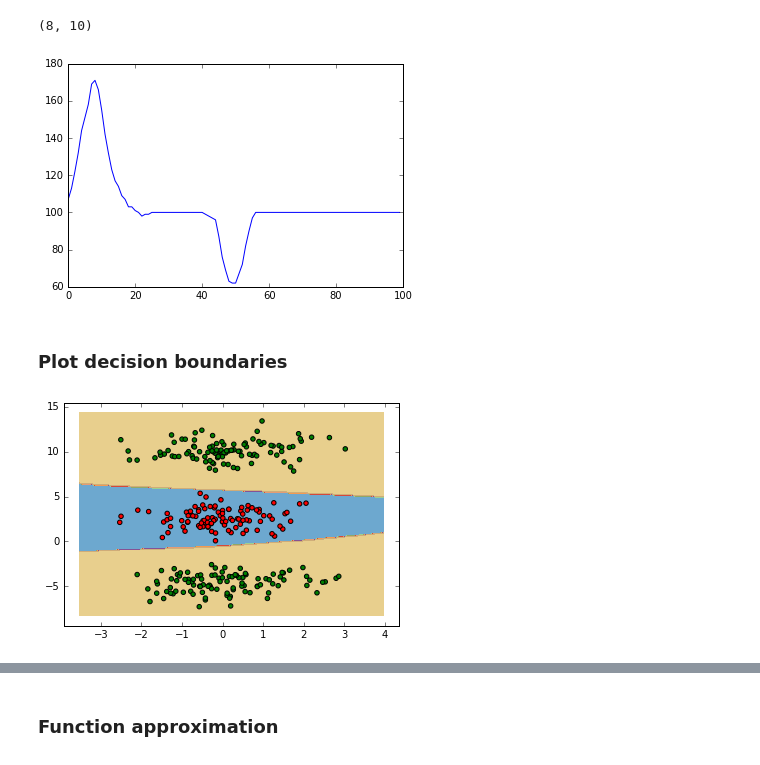
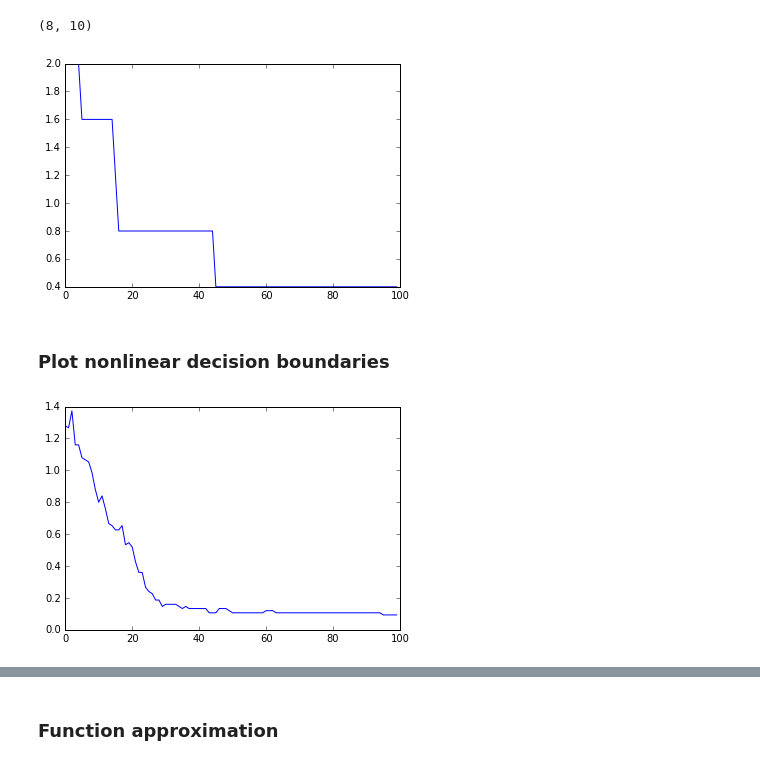
Before and after one commit to Styren/DD2437, a Jupyter notebook: Lab1.ipynb, the cells around one changed output, grey strips where cells are left out. Drawn from its saved outputs; the diff is of its cells as text; code cells hidden in the pictures.

```diff
--- a/Lab1.ipynb
+++ b/Lab1.ipynb
@@ -64 +66,22 @@ def generate_two_dim_data():
     return data
+# %%
+def generate_nonlinear_data(trans = False):
+    mean1 = [-2.5,-2.5]
+    mean2 = [0,0]
+    mean3 = [2.5,2.5]
+    cov = [1,0],[0,1]
+    size = [100]
+    data1 = np.random.multivariate_normal(mean1, cov, size)
+    data2 = np.random.multivariate_normal(mean2, cov, size)
+    data3 = np.random.multivariate_normal(mean3, cov, size)
+    labels1 = np.ones((100,1))
+    labels2 = np.ones((100,1))*-1
+    labels3 = labels1
+    data1 = np.hstack((data1, np.ones((100,1)), labels1))
+    data2 = np.hstack((data2, np.ones((100,1)),labels2))
+    data3 = np.hstack((data3, np.ones((100,1)),labels3))
+    data = np.vstack((data1,data2, data3))
+    data = shuffle(data)
+    if trans:
+        data = np.transpose(data)
+    return data
@@ -216,10 +274,10 @@ np.shape(data)
 # %% [output]
 (8, 10)
 # %%
-network = Two_layer_net(data[:,:-1], data[:,-1], nodecount = )
-network.train(100,0.001)
+network = NeuralNet(data[:-1,:], data[-1,:], 15, 1)
+network.train(100,0.01, 0.9)
 network.plot_learning_rate()
 # %% [output]
-[figure, old version]
+[figure, new version]
 # %% [markdown]
-### Plot decision boundaries
+### Plot nonlinear decision boundaries
@@ -228,6 +284,8 @@ data = generate_two_dim_data()
+# %%
+data = generate_nonlinear_data(trans=True)
 # %%
-network = Two_layer_net(data[:,:-1], data[:,-1], nodecount = 15)
-network.train(500,0.0005)
-network.plot_decision_boundary()
+network = NeuralNet(data[:-1,:], data[-1,:], hidden_nodes = 100, output_nodes = 1)
+network.train(100,0.01, 0.9)
+network.plot_learning_rate()
 # %% [output]
-[figure, old version]
+[figure, new version]
```
Also changed, not shown: parts of 25 cells of this notebook, 1 other file.
